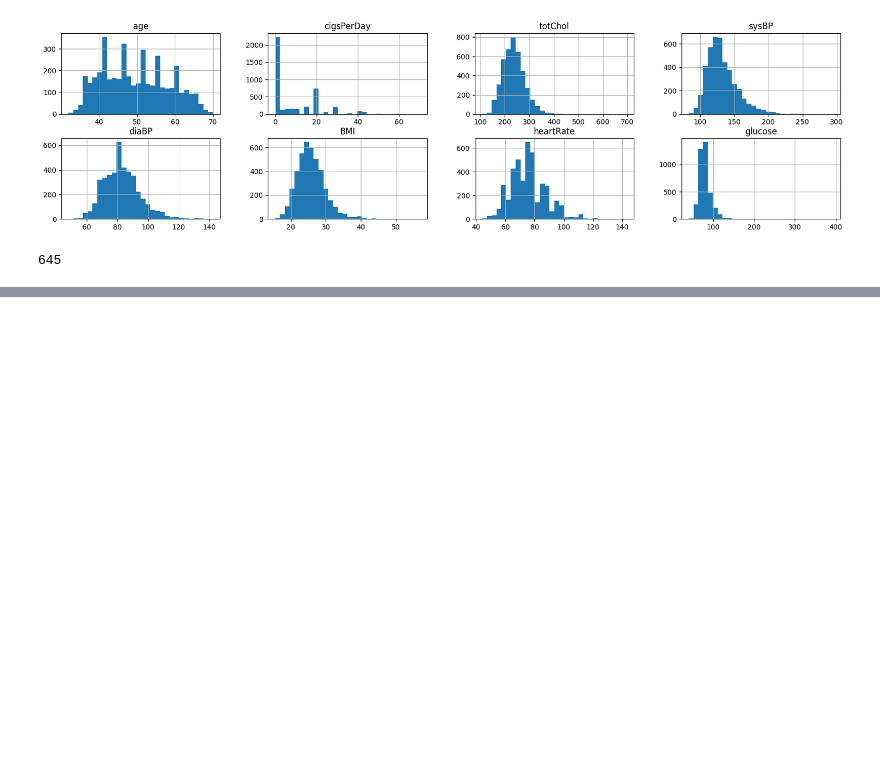
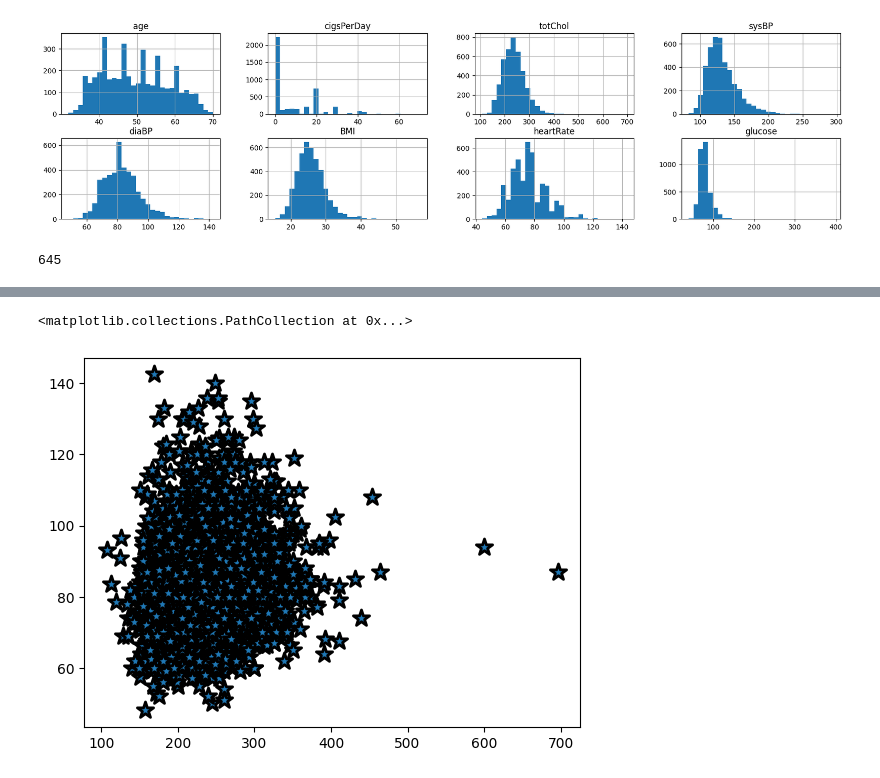
Before and after one commit to mjavadpur/PandasNumpy, a Jupyter notebook: PandasNumpyEx1_Mjavadpur.ipynb, the cells around one changed output, grey strips where cells are left out. Cells and saved outputs as stored; diff of their text form; code cells hidden in the pictures; blank space fills up the shorter version.

```diff
--- a/PandasNumpyEx1_Mjavadpur.ipynb
+++ b/PandasNumpyEx1_Mjavadpur.ipynb
@@ -538,0 +546,5 @@ df.isnull().sum().sum()
+# %%
+plt.scatter(df['totChol'], df['diaBP'], marker ="*", edgecolor ="black", s = 150, linewidths = 2)
+# %% [output]
+<matplotlib.collections.PathCollection at 0x...>
+[figure, added]
```
Also changed, not shown: parts of 2 cells of this notebook.
